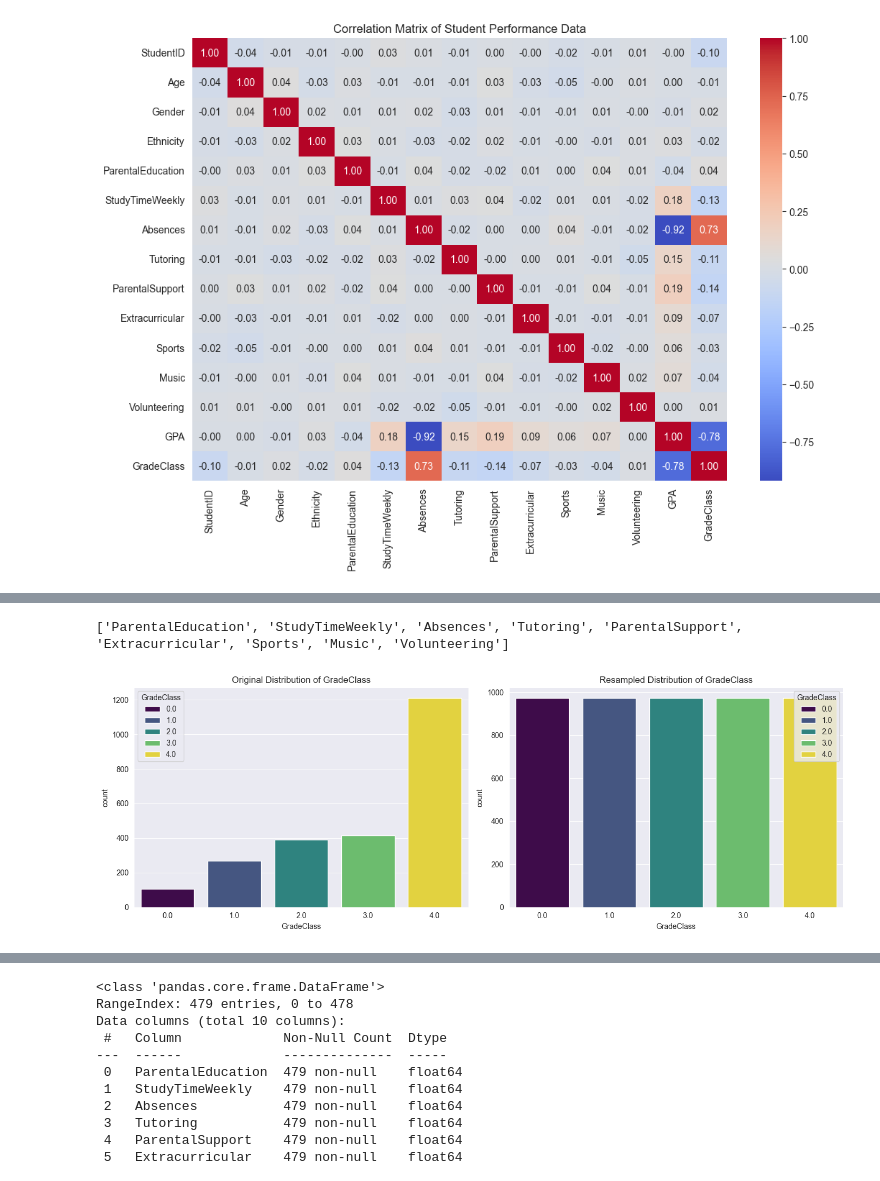
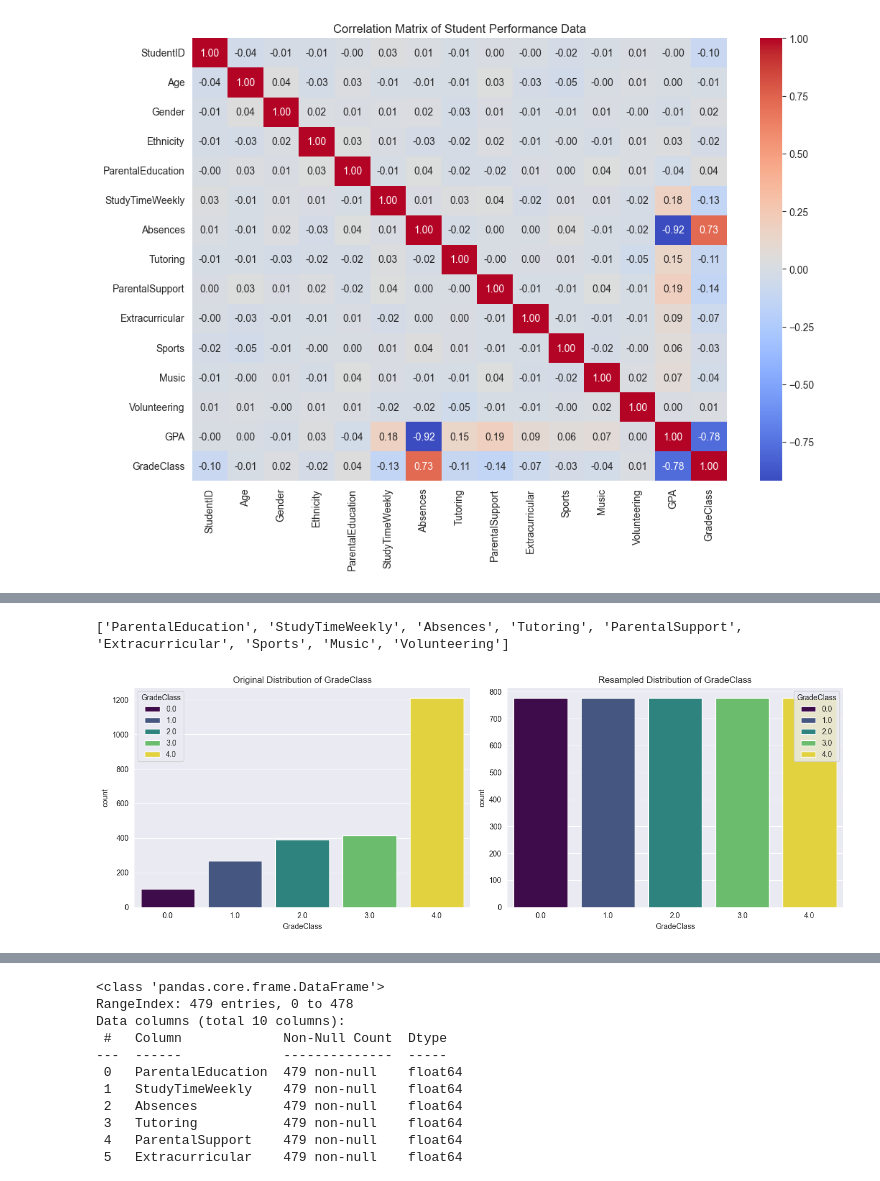
Before and after one commit to hoangcanthi/INM-701-coursework-group-Viet-Hoang-Pham---Jakub-Wochniak, a Jupyter notebook: Main.ipynb, the cells around one changed output, grey strips where cells are left out. Saved outputs shown, nothing was run; the diff lists cells and outputs as text; code cells hidden in the pictures.

```diff
--- a/Main.ipynb
+++ b/Main.ipynb
@@ -171,35 +170,38 @@ y = data['GradeClass'].values #assign the remaining column values of GradeClass
 #print(y)
 
 X_train, X_test, y_train, y_test = train_test_split(X, y, test_size=0.2, random_state=42) #splits data into training and testing ensuring it'll always result in the same split that has been the result of state 42.
+
+#could not enter 6 values into the above code so the splitting of train test and val sets had to be split into 2 lines of code. The code below takes the already split training data and splits it again into train and validation sets.
+X_train, X_val, y_train, y_val = train_test_split(X_train, y_train, test_size=0.2, random_state=42)
 
 #resamples the data to using consistent state of 42
 sm = SMOTE(random_state=42)
 X_resampled, y_resampled = sm.fit_resample(X_train, y_train) #resamples the data
 
 # class sklearn.svm.SVC(*, C=1.0, kernel='rbf', degree=3, gamma='scale', coef=0.0, shrinking=True, probability=False, tol=0.001, cache_size=200, class_weight=None, verbose=False, max_iter=-1, decision_function_shape='ovr', break_ties=False, random_state=42) for svm later
 
 #create figure canvas
 fig, axes = plt.subplots(1, 2, figsize=(14, 5))
 
 sns.countplot(x="GradeClass", data=data, palette="viridis",hue="GradeClass" , ax=axes[0])
 axes[0].set_title("Original Distribution of GradeClass")
 
 #converts the resampled data to a dataframe which we can use to create a diagram from
 data_resampled = pd.DataFrame(X_resampled, columns=xColumns) #creating a data frame using values X_resampled with original columns
 data_resampled['GradeClass'] = y_resampled  #adding a new y column to said dataframe as the target column of GradeClass
 
 #creates countplot from the resampled data
 sns.countplot(x="GradeClass", data=data_resampled, palette="viridis", hue="GradeClass", ax=axes[1])
 axes[1].set_title("Resampled Distribution of GradeClass")
 
 #display the plots
 plt.tight_layout()
 plt.show()
 
 #as seen with the results below, the data has been successfully resample. INCLUDE A COMPARISON BETWEEN ACCURACY OF NON-RESAMPLE AI VS. RESAMPLED AI
 # %% [output]
 ['ParentalEducation', 'StudyTimeWeekly', 'Absences', 'Tutoring', 'ParentalSupport', 'Extracurricular', 'Sports', 'Music', 'Volunteering']
-[figure, old version]
+[figure, new version]
 # %%
 data.info()
 data_resampled.info()
```
Also changed, not shown: parts of 7 cells of this notebook.
